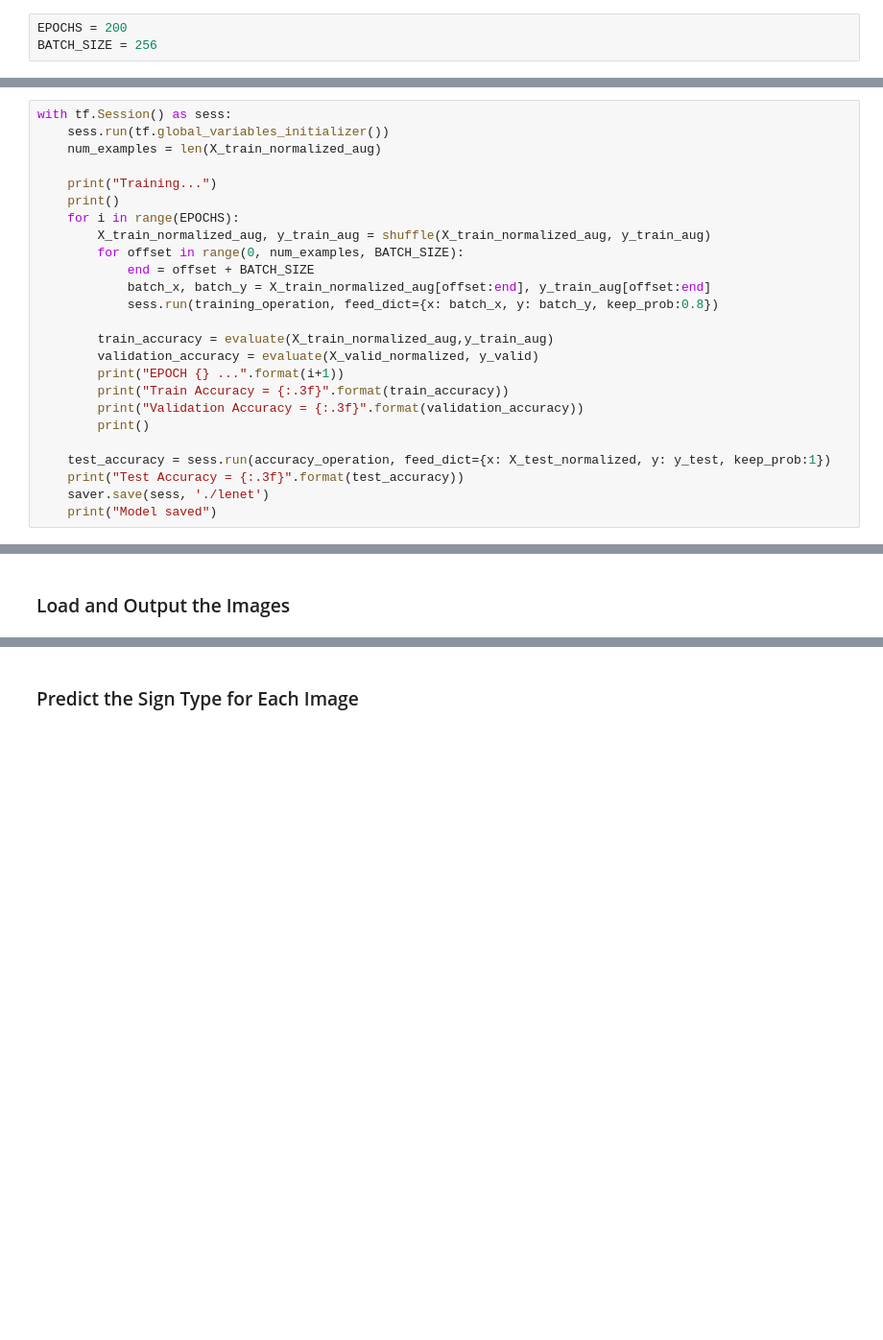
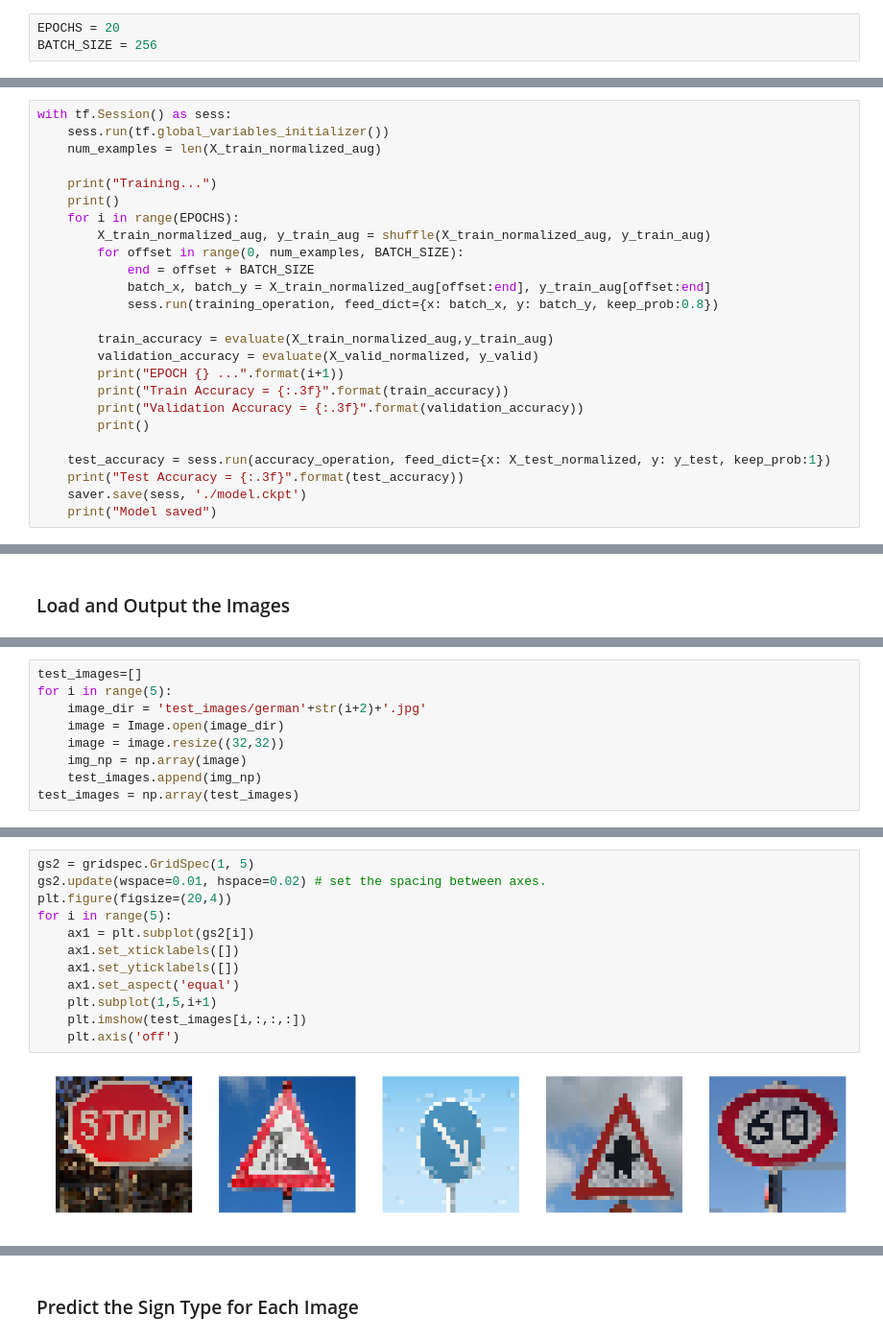
Before and after one commit to junfeizhu/CarND-Traffic-Sign-Classifier-Project, a Jupyter notebook: Traffic_Sign_Classifier.ipynb, the cells around one changed output, grey strips where cells are left out. Shown at 96% size. Drawn from its saved outputs; the diff is of its cells as text; blank space fills up the shorter version.

```diff
--- a/Traffic_Sign_Classifier.ipynb
+++ b/Traffic_Sign_Classifier.ipynb
@@ -338,7 +338,7 @@ X_train_normalized_aug.shape
 ### Feel free to use as many code cells as needed.
 import tensorflow as tf
 # %%
-EPOCHS = 200
+EPOCHS = 20
 BATCH_SIZE = 256
 # %%
 config = tf.ConfigProto()
@@ -490,7 +490,7 @@ with tf.Session() as sess:
 
     test_accuracy = sess.run(accuracy_operation, feed_dict={x: X_test_normalized, y: y_test, keep_prob:1})
     print("Test Accuracy = {:.3f}".format(test_accuracy))
-    saver.save(sess, './lenet')
+    saver.save(sess, './model.ckpt')
     print("Model saved")
 # %% [output]
 Training...
@@ -525,0 +530,9 @@ You may find `signnames.csv` useful as it contains mappings from the class id (i
+# %%
+test_images=[]
+for i in range(5):
+    image_dir = 'test_images/german'+str(i+2)+'.jpg'
+    image = Image.open(image_dir)
+    image = image.resize((32,32))
+    img_np = np.array(image)
+    test_images.append(img_np)
+test_images = np.array(test_images)
@@ -525,0 +548,14 @@ You may find `signnames.csv` useful as it contains mappings from the class id (i
+# %%
+gs2 = gridspec.GridSpec(1, 5)
+gs2.update(wspace=0.01, hspace=0.02) # set the spacing between axes.
+plt.figure(figsize=(20,4))
+for i in range(5):
+    ax1 = plt.subplot(gs2[i])
+    ax1.set_xticklabels([])
+    ax1.set_yticklabels([])
+    ax1.set_aspect('equal')
+    plt.subplot(1,5,i+1)
+    plt.imshow(test_images[i,:,:,:])
+    plt.axis('off')
+# %% [output]
+[figure, added]
```
Also changed, not shown: parts of 14 cells of this notebook, 10 other files.
